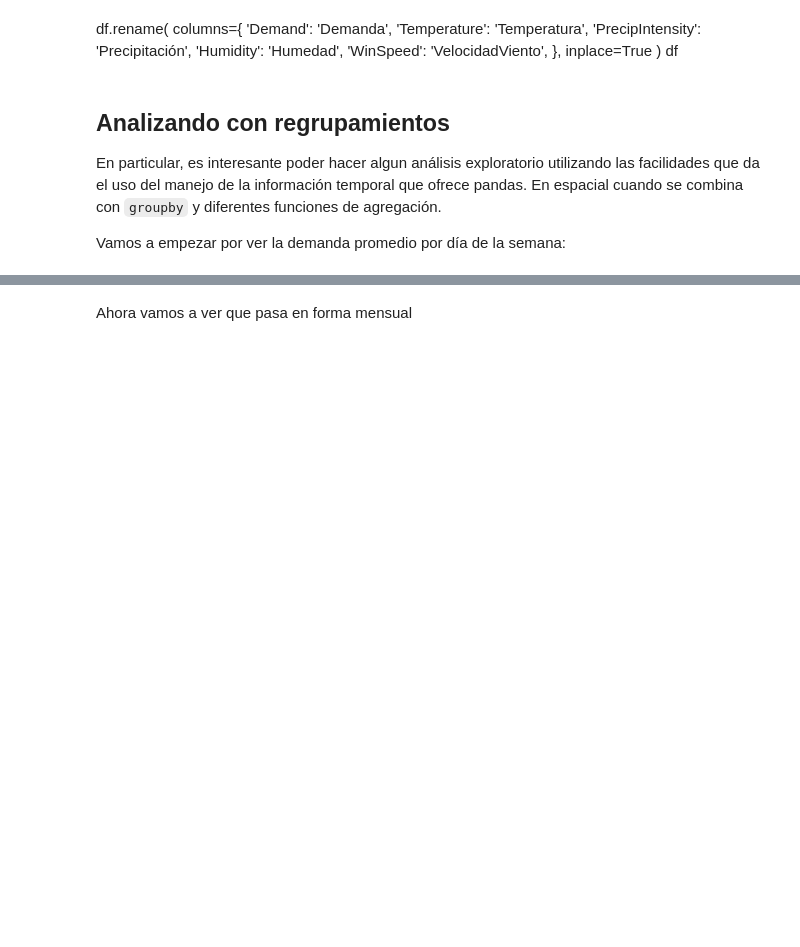
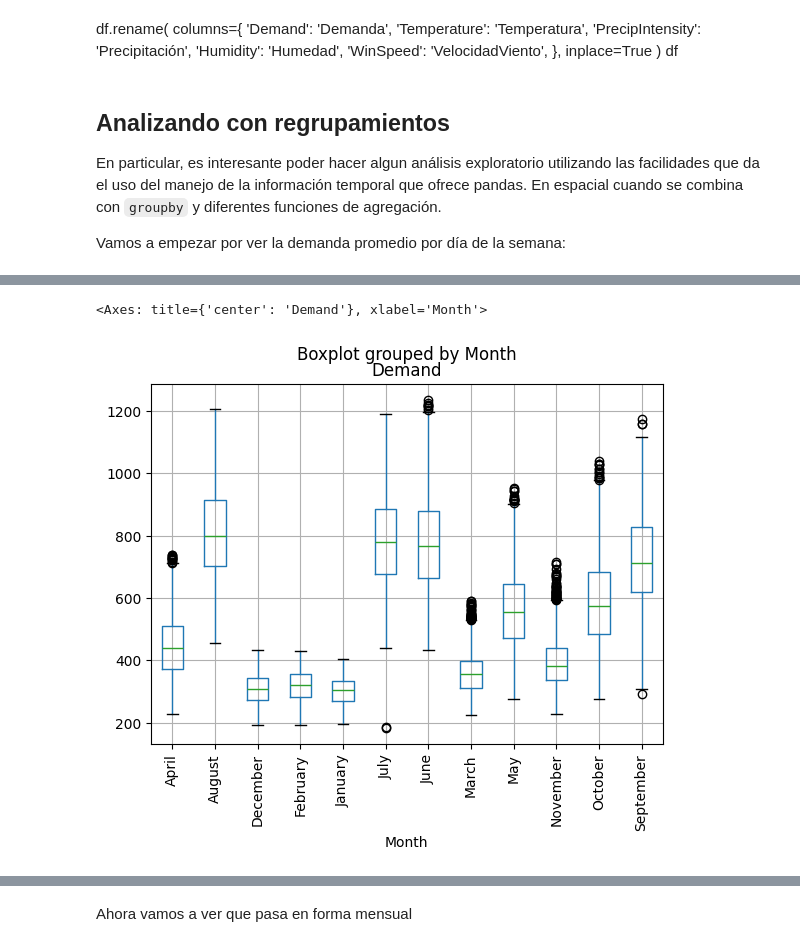
Before and after one commit to GeraMaple/IA-2026-1, a Jupyter notebook: tareas/intro-pandas.ipynb, the cells around one changed output, grey strips where cells are left out. Cells and saved outputs as stored; diff of their text form; code cells hidden in the pictures; blank space fills up the shorter version.

```diff
--- a/tareas/intro-pandas.ipynb
+++ b/tareas/intro-pandas.ipynb
@@ -657,3 +665,7 @@ ax = df.groupby(df.index.month)[['Demanda']].boxplot(subplots=False, rot=90)
 # %%
-df.boxplot(column=['Demanda'], by=df.index.month)
+df.assign(Month=df.index.month_name())\
+  .boxplot(column="Demand", by="Month", rot=90)
+# %% [output]
+<Axes: title={'center': 'Demand'}, xlabel='Month'>
+[figure, added]
 # %%
```
Also changed, not shown: parts of 18 cells of this notebook.
